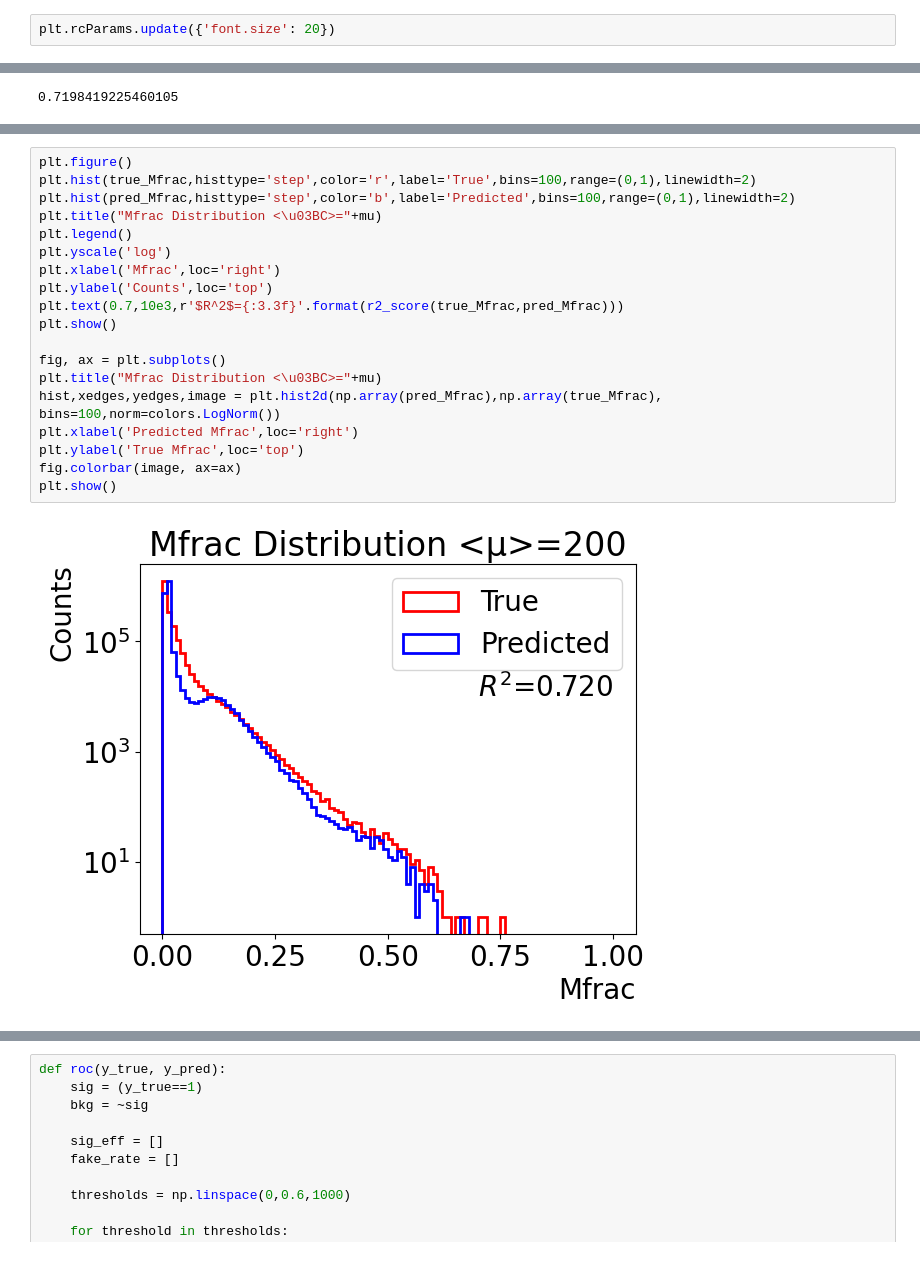
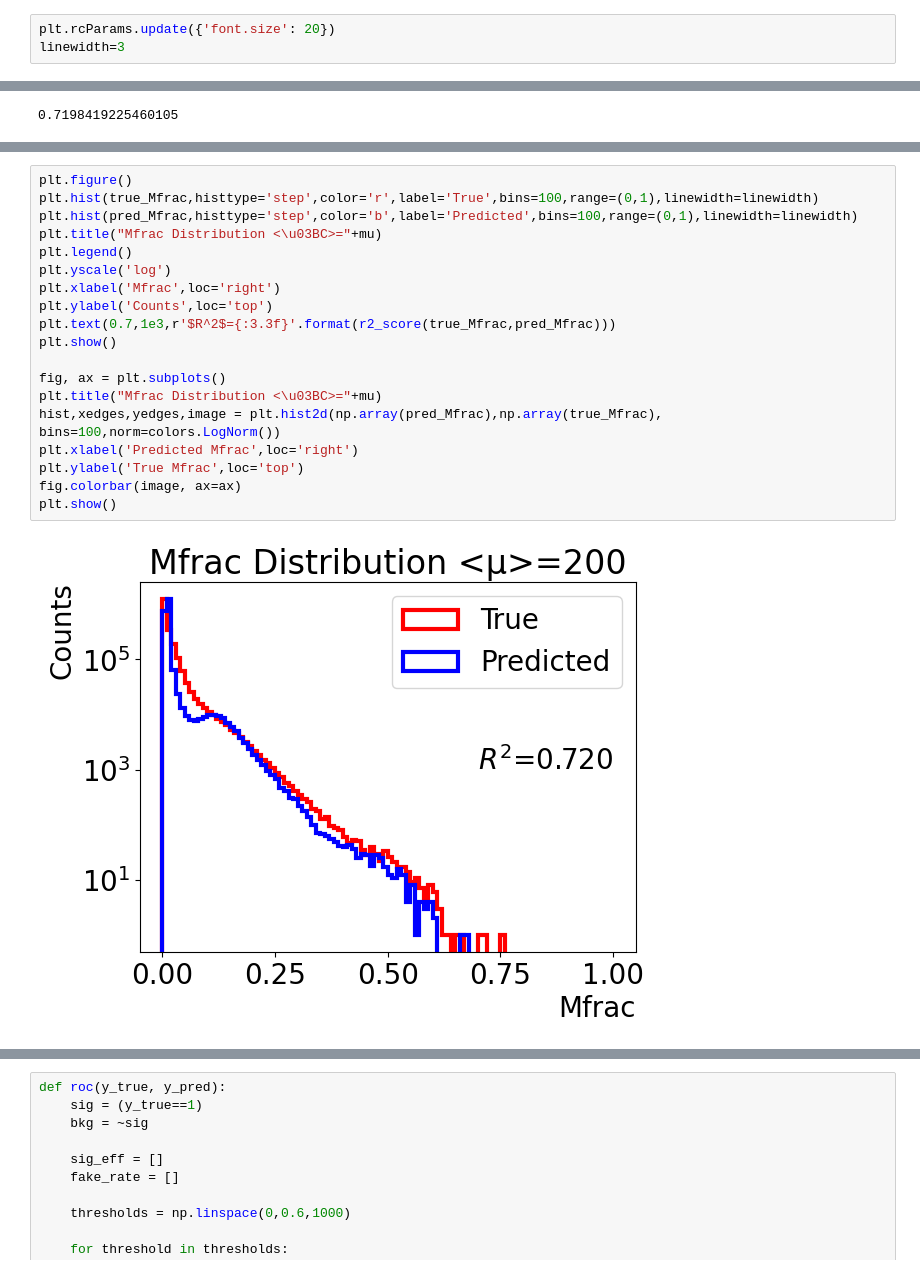
Before and after one commit to LukeV37/Pileup_Plotting, a Jupyter notebook: Fig5/True_vs_Pred_Regression_Model.ipynb, the cells around one changed output, grey strips where cells are left out. Cells and saved outputs as stored; diff of their text form.

```diff
--- a/Fig5/True_vs_Pred_Regression_Model.ipynb
+++ b/Fig5/True_vs_Pred_Regression_Model.ipynb
@@ -10,6 +10,7 @@ from sklearn.metrics import r2_score
 mu='200'
 # %%
 plt.rcParams.update({'font.size': 20})
+linewidth=3
 # %%
 if mu=='60':
     in_data="/mnt/shared/lvaughan/Pileup_ntuples/diHiggs_analysis_ntuples/dataset_diHiggs_mu60_NumEvents20k_Eval_MinJetpT25.root:fastjet"
@@ -67,25 +68,25 @@ plt.show()
 [figure]
 # %%
 plt.figure()
-plt.hist(true_Mfrac,histtype='step',color='r',label='True',bins=100,range=(0,1),linewidth=2)
-plt.hist(pred_Mfrac,histtype='step',color='b',label='Predicted',bins=100,range=(0,1),linewidth=2)
+plt.hist(true_Mfrac,histtype='step',color='r',label='True',bins=100,range=(0,1),linewidth=linewidth)
+plt.hist(pred_Mfrac,histtype='step',color='b',label='Predicted',bins=100,range=(0,1),linewidth=linewidth)
 plt.title("Mfrac Distribution <\u03BC>="+mu)
 plt.legend()
 plt.yscale('log')
 plt.xlabel('Mfrac',loc='right')
 plt.ylabel('Counts',loc='top')
-plt.text(0.7,10e3,r'$R^2$={:3.3f}'.format(r2_score(true_Mfrac,pred_Mfrac)))
+plt.text(0.7,1e3,r'$R^2$={:3.3f}'.format(r2_score(true_Mfrac,pred_Mfrac)))
 plt.show()
 
 fig, ax = plt.subplots()
 plt.title("Mfrac Distribution <\u03BC>="+mu)
 hist,xedges,yedges,image = plt.hist2d(np.array(pred_Mfrac),np.array(true_Mfrac), bins=100,norm=colors.LogNorm())
 plt.xlabel('Predicted Mfrac',loc='right')
 plt.ylabel('True Mfrac',loc='top')
 fig.colorbar(image, ax=ax)
 plt.show()
 # %% [output]
-[figure, old version]
+[figure, new version]
 [figure]
 # %%
 def roc(y_true, y_pred):
```
Also changed, not shown: parts of 1 cell of this notebook, 14 other files.
